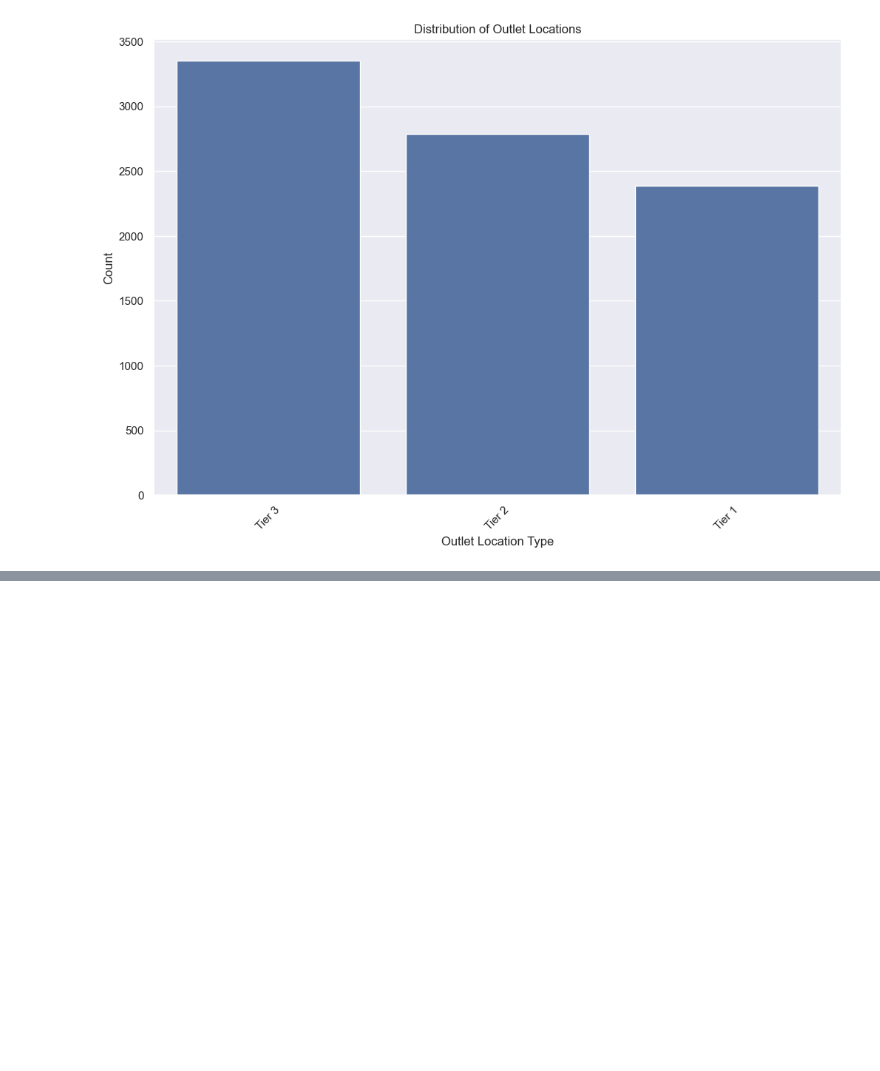
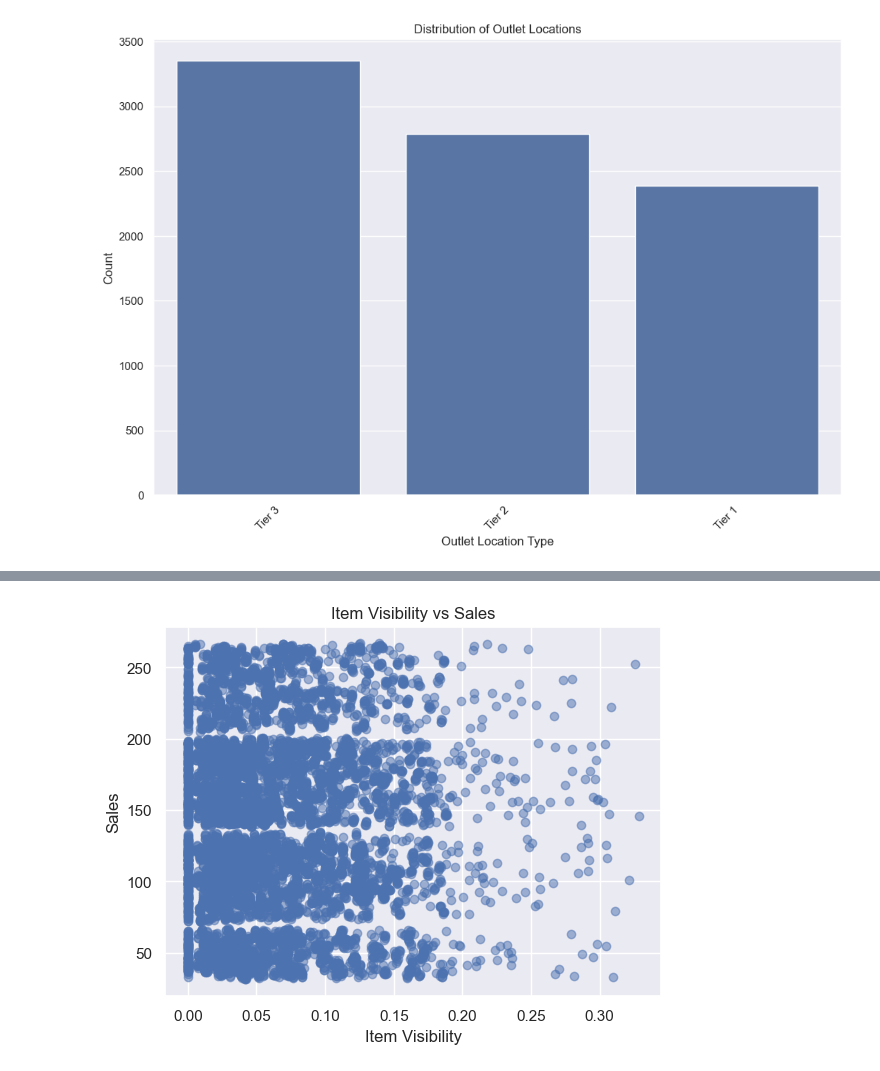
Before and after one commit to EktaAgarwal02/ecommerce, a Jupyter notebook: sales.ipynb, the cells around one changed output, grey strips where cells are left out. Cells and saved outputs as stored; diff of their text form; code cells hidden in the pictures; blank space fills up the shorter version.

```diff
--- a/sales.ipynb
+++ b/sales.ipynb
@@ -421,0 +484,8 @@ fig.show()
+# %%
+plt.scatter(df['Item Visibility'], df['Sales'], alpha=0.5)
+plt.title('Item Visibility vs Sales')
+plt.xlabel('Item Visibility')
+plt.ylabel('Sales')
+plt.show()
+# %% [output]
+[figure, added]
```
Also changed, not shown: parts of 9 cells of this notebook, 6 other files.
